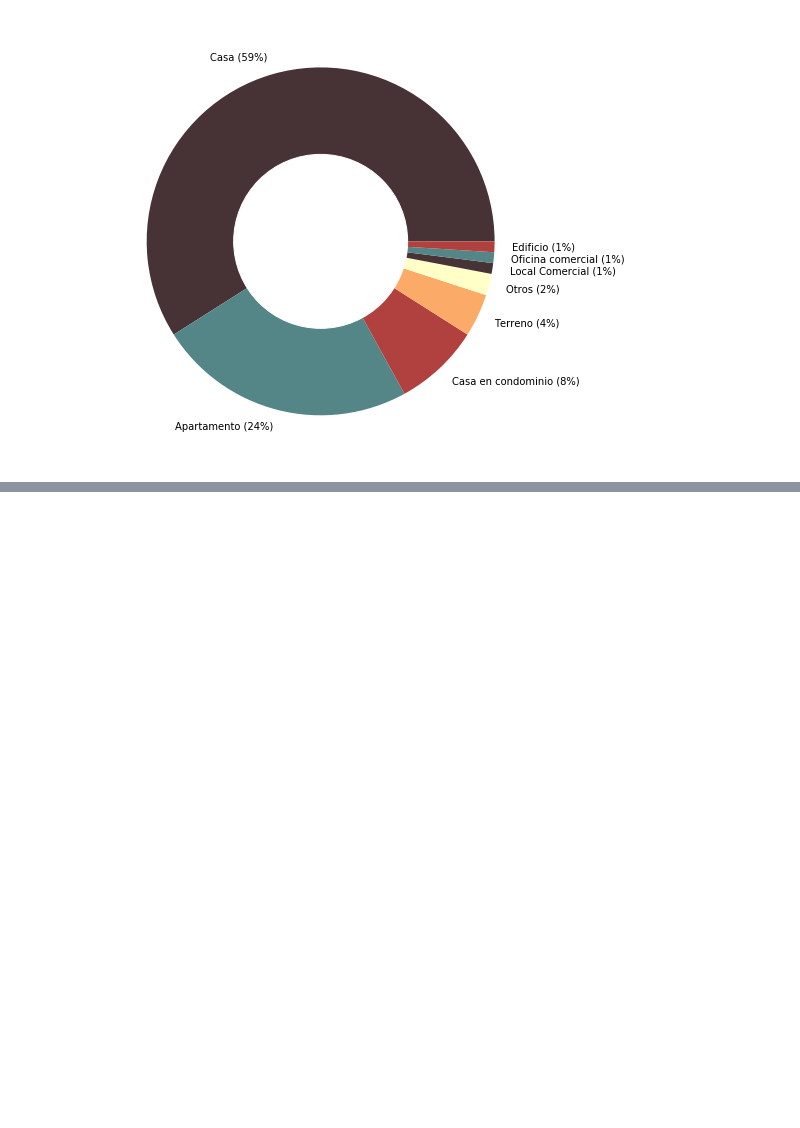
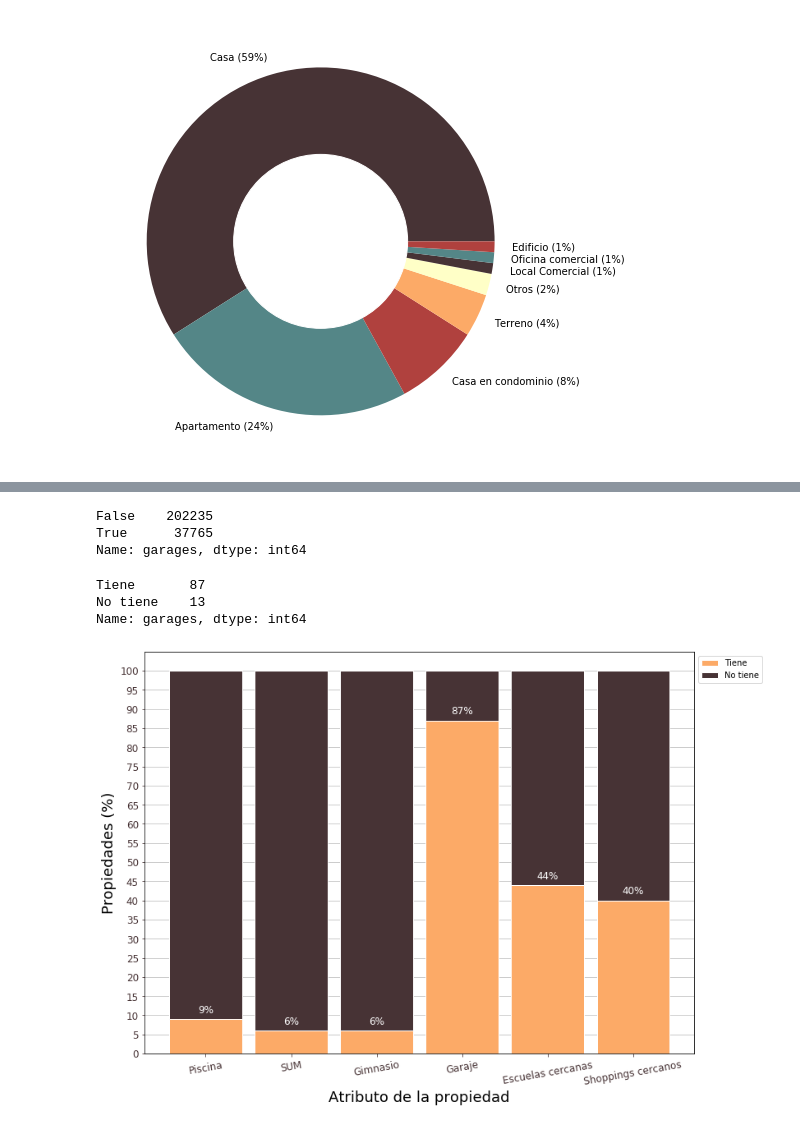
Before and after one commit to nicomatex/datos_tp1_2c2019, a Jupyter notebook: notebooks/Distribucion de variables/distribucion de variables.ipynb, the cells around one changed output, grey strips where cells are left out. Drawn from its saved outputs; the diff is of its cells as text; code cells hidden in the pictures; blank space fills up the shorter version.

```diff
--- a/notebooks/Distribucion de variables/distribucion de variables.ipynb
+++ b/notebooks/Distribucion de variables/distribucion de variables.ipynb
@@ -128,0 +101,4 @@ plt.savefig('distribucion tipos propiedad.png', transparent=True, bbox_inches='t
+# %%
+p1 = df.copy()
+p1 = p1[['garages', 'gimnasio', 'piscina', 'usosmultiples', 'escuelascercanas', 'centroscomercialescercanos']]
+p1.head()
@@ -128,0 +112,72 @@ plt.savefig('distribucion tipos propiedad.png', transparent=True, bbox_inches='t
+# %%
+# Veo los nulos
+(p1['garages'] == -1).value_counts()
+# %% [output]
+False    202235
+True      37765
+Name: garages, dtype: int64
+# %%
+garages = p1.copy()
+garages = garages.loc[garages['garages'] != -1]['garages']
+garages = garages.map(lambda x: True if (x>=1) else False).value_counts(normalize=True).map(lambda x: round(x*100))
+garages.index = ['Tiene', 'No tiene']
+garages
+# %% [output]
+Tiene       87
+No tiene    13
+Name: garages, dtype: int64
+# %%
+gimnasios= p1['gimnasio'].value_counts(normalize=True).rename(index={True:'Tiene', False:'No tiene'}).map(lambda x: round(x*100))
+piscinas= p1['piscina'].value_counts(normalize=True).rename(index={True:'Tiene', False:'No tiene'}).map(lambda x: round(x*100))
+sums=p1['usosmultiples'].value_counts(normalize=True).rename(index={True:'Tiene', False:'No tiene'}).map(lambda x: round(x*100))
+escuelas=p1['escuelascercanas'].value_counts(normalize=True).rename(index={True:'Tiene', False:'No tiene'}).map(lambda x: round(x*100))
+comerciales=p1['centroscomercialescercanos'].value_counts(normalize=True).rename(index={True:'Tiene', False:'No tiene'}).map(lambda x: round(x*100))
+# %%
+si = 'Tiene'
+no = 'No tiene'
+# %%
+from matplotlib import rc
+
+tiene = [piscinas[si], sums[si], gimnasios[si], garages[si], escuelas[si], comerciales[si]]
+no_tiene = [piscinas[no], sums[no], gimnasios[no], garages[no], escuelas[no], comerciales[no]]
+
+
+# config
+plt.rc('axes', axisbelow=True)
+plt.figure(figsize=(12,9))
+plt.ticklabel_format(style='plain')
+
+# Data
+r = [0,1,2,3,4,5]
+raw_data = {'pTiene': tiene, 'pNoTiene': no_tiene}
+data = pd.DataFrame(raw_data)
+names = ('Piscina', 'SUM', 'Gimnasio', 'Garaje', 'Escuelas cercanas', 'Shoppings cercanos')
+
+# plot
+barWidth = 0.85
+lol = plt.bar(r, data['pTiene'], color=amarillo, edgecolor='white', width=barWidth, label="Tiene")
+plt.bar(r, data['pNoTiene'], bottom=data['pTiene'], color=marron, edgecolor='white', width=barWidth, label="No tiene")
+
+plt.xlabel("Atributo de la propiedad", fontsize=18)
+plt.ylabel("Propiedades (%)", fontsize=18)
+plt.xticks(r, names, rotation=10)
+plt.yticks(np.arange(0, 105, step=5))
+
+plt.grid(axis='y')
+plt.tick_params(colors=marron, grid_alpha=0.8, labelsize=12)
+
+# Make some labels.
+rects= lol.patches
+
+for rect in rects:
+    height = rect.get_height()
+    plt.text(rect.get_x() + rect.get_width() / 2, height+1, str(height)+'%', ha='center', va='bottom',
+            color='white', size=12)
+
+
+# Add a legend
+plt.legend(loc='upper left', bbox_to_anchor=(1,1), ncol=1)
+
+plt.savefig("atributos porcentuales.png", transparent=True, bbox_inches='tight')
+# %% [output]
+[figure, added]
```
Also changed, not shown: parts of 8 cells of this notebook, 1 other file.
